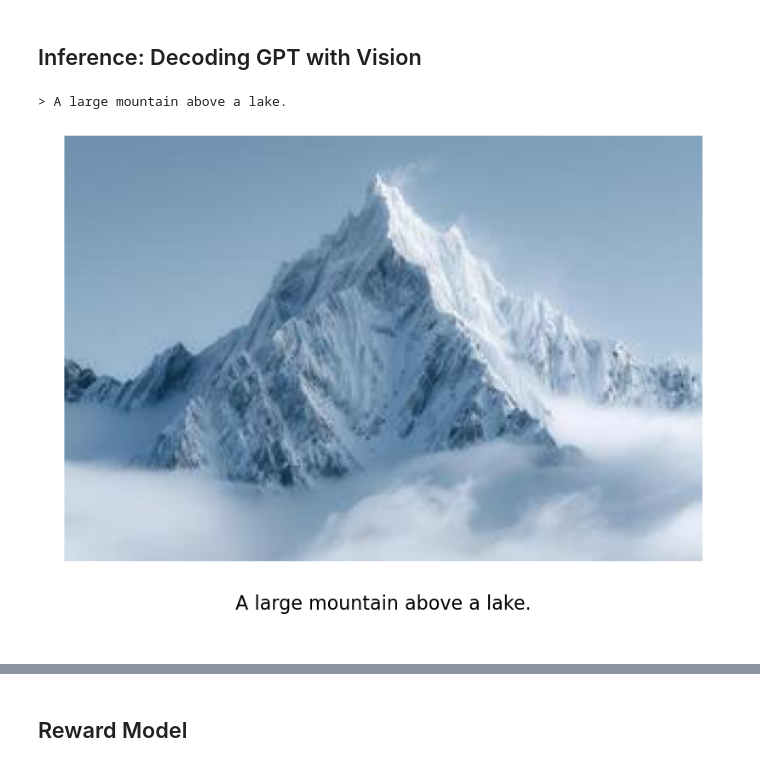
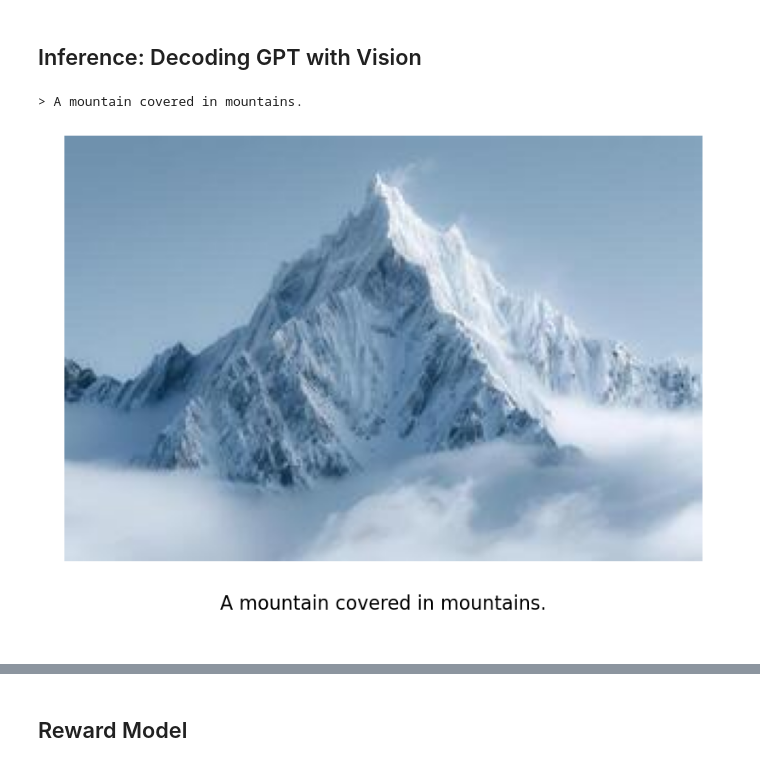
Before and after one commit to TimS-ml/nanoGPT-mod, a Jupyter notebook: demo.ipynb, the cells around one changed output, grey strips where cells are left out. Saved outputs shown, nothing was run; the diff lists cells and outputs as text; code cells hidden in the pictures.

```diff
--- a/demo.ipynb
+++ b/demo.ipynb
@@ -1518,22 +1542,23 @@ def process_single_image_and_show(
 # %%
 img_path = "img/mountain.jpg"
 
 if not os.path.exists(img_path):
     url = "https://bsmedia.business-standard.com/_media/bs/img/article/2020-12/11/full/1607656105-0257.jpg"
     response = requests.get(url)
     img_path = BytesIO(response.content)
 
 img_caption_generated = process_single_image_and_show(
     img_path,
     preprocess,
     vision_encoder,
     connector,
     model_vision,
-    tokenizer_2
+    tokenizer_2,
+    temperature=0.6
 )
 # %% [output]
-> A large mountain above a lake.
+> A mountain covered in mountains.
-[figure, old version]
+[figure, new version]
 # %%
 img_path = "img/cat.jpg"
 
```
Also changed, not shown: parts of 10 cells of this notebook, 1 other file.
